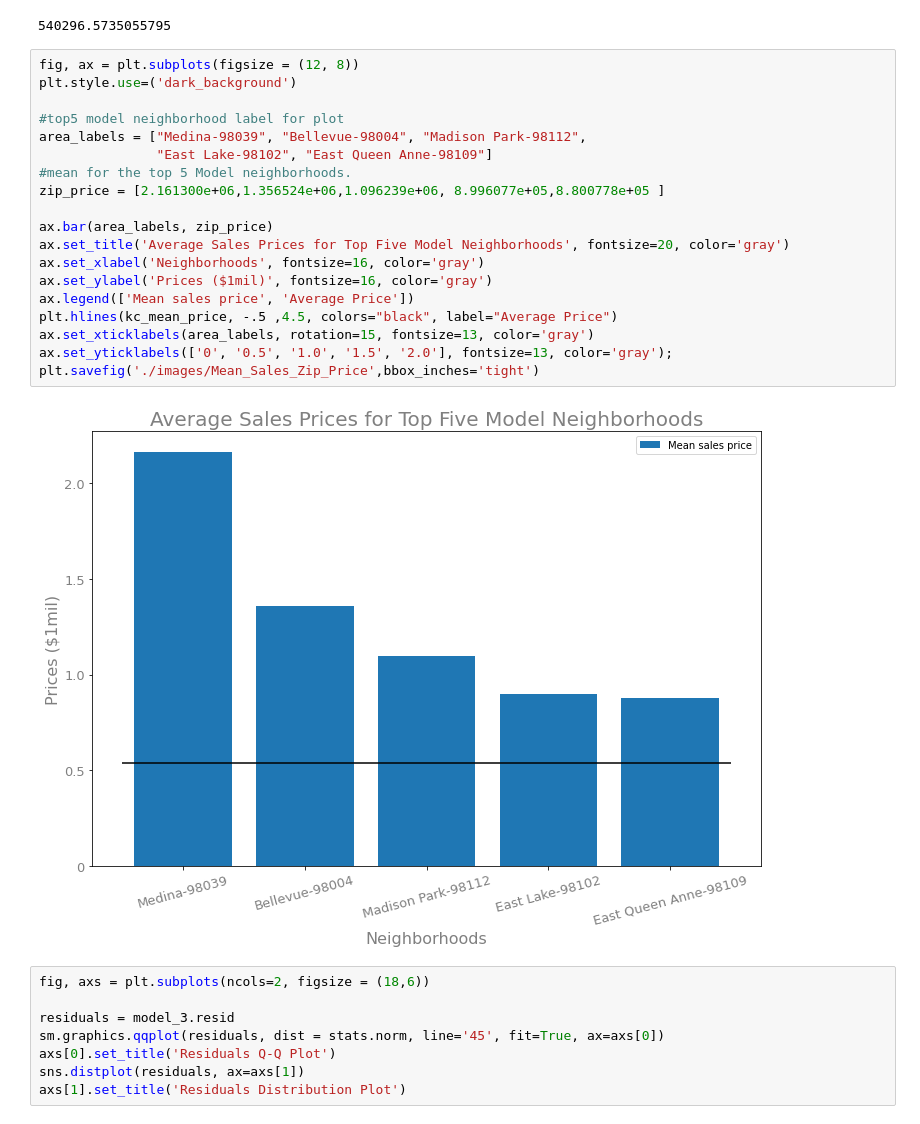
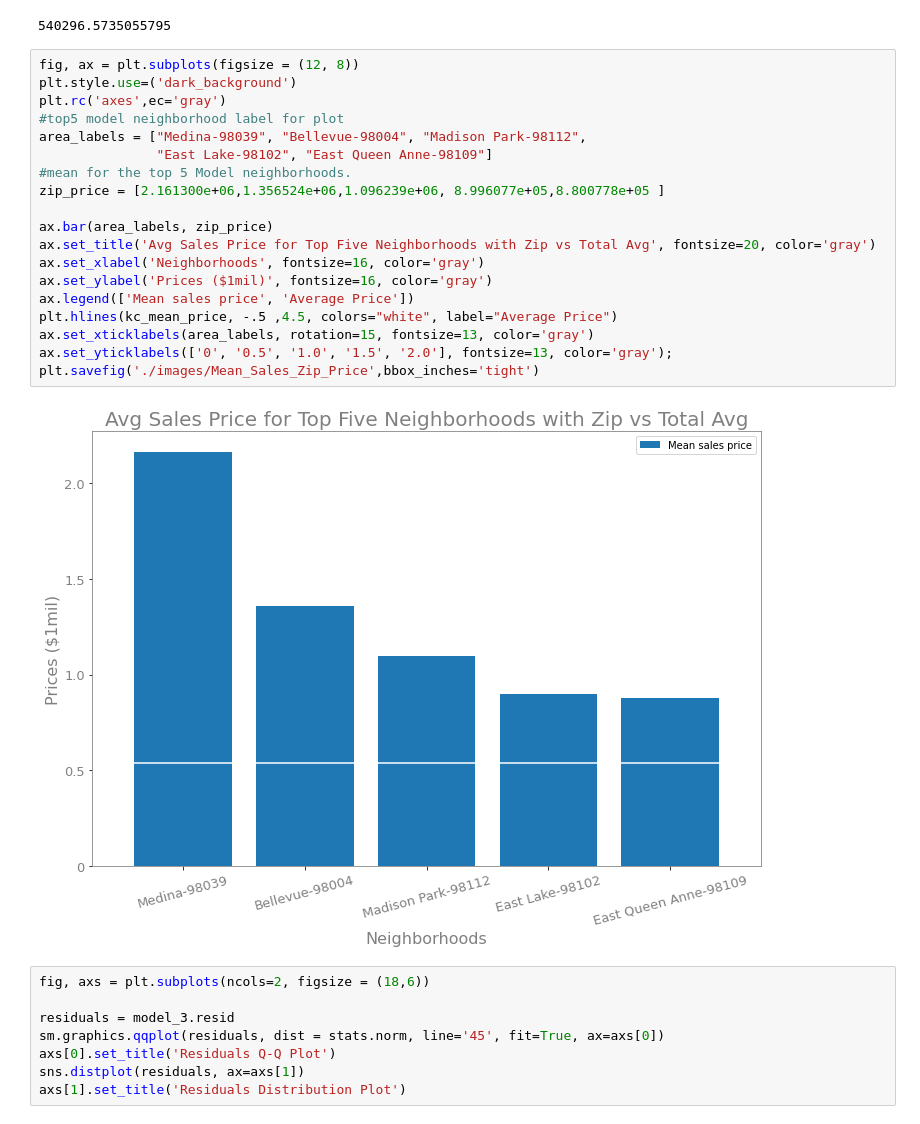
Before and after one commit to ekvu/phase_2_project_King_County_RE, a Jupyter notebook: COPY_PLAY_NOTEBOOK.ipynb, the cells around one changed output. Cells and saved outputs as stored; diff of their text form.

```diff
--- a/COPY_PLAY_NOTEBOOK.ipynb
+++ b/COPY_PLAY_NOTEBOOK.ipynb
@@ -592,24 +592,24 @@ kc_mean_price
 # %%
 fig, ax = plt.subplots(figsize = (12, 8))
 plt.style.use=('dark_background')
-
+plt.rc('axes',ec='gray')
 #top5 model neighborhood label for plot
 area_labels = ["Medina-98039", "Bellevue-98004", "Madison Park-98112",
                "East Lake-98102", "East Queen Anne-98109"]
 #mean for the top 5 Model neighborhoods.
 zip_price = [2.161300e+06,1.356524e+06,1.096239e+06, 8.996077e+05,8.800778e+05 ]
 
 ax.bar(area_labels, zip_price)
-ax.set_title('Average Sales Prices for Top Five Model Neighborhoods', fontsize=20, color='gray')
+ax.set_title('Avg Sales Price for Top Five Neighborhoods with Zip vs Total Avg', fontsize=20, color='gray')
 ax.set_xlabel('Neighborhoods', fontsize=16, color='gray')
 ax.set_ylabel('Prices ($1mil)', fontsize=16, color='gray')
 ax.legend(['Mean sales price', 'Average Price'])
-plt.hlines(kc_mean_price, -.5 ,4.5, colors="black", label="Average Price")
+plt.hlines(kc_mean_price, -.5 ,4.5, colors="white", label="Average Price")
 ax.set_xticklabels(area_labels, rotation=15, fontsize=13, color='gray')
 ax.set_yticklabels(['0', '0.5', '1.0', '1.5', '2.0'], fontsize=13, color='gray');
 plt.savefig('./images/Mean_Sales_Zip_Price',bbox_inches='tight')
 # %% [output]
-[figure, old version]
+[figure, new version]
 # %%
 fig, axs = plt.subplots(ncols=2, figsize = (18,6))
 
```
Also changed, not shown: 1 other file.
